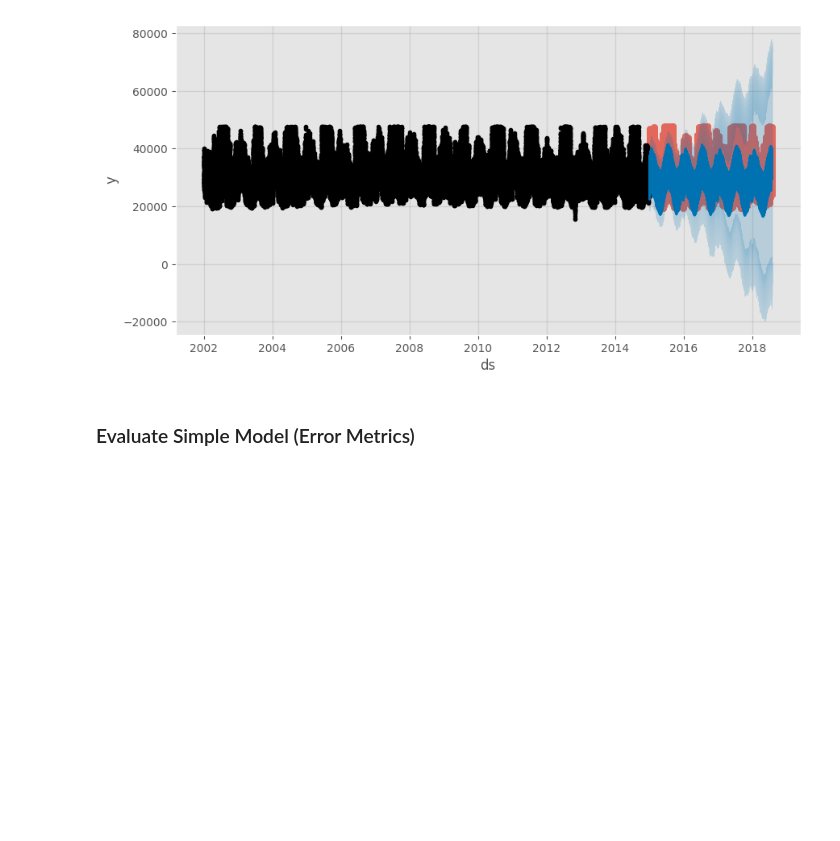
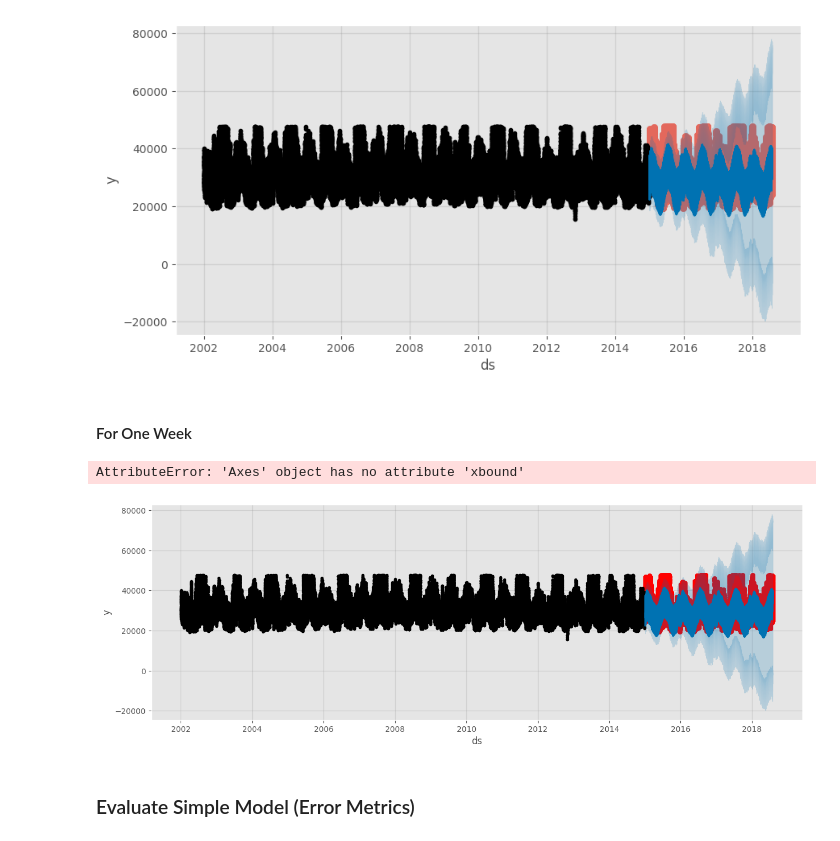
Before and after one commit to minari314159/Energy_Forcasting, a Jupyter notebook: Forecasting.ipynb, the cells around one changed output. Saved outputs shown, nothing was run; the diff lists cells and outputs as text; code cells hidden in the pictures; blank space fills up the shorter version.

```diff
--- a/Forecasting.ipynb
+++ b/Forecasting.ipynb
@@ -226,6 +226,19 @@ plt.suptitle('January 2015 Forecast vs Actuals')
 # %% [output]
 ConversionError: Failed to convert value(s) to axis units: '01-01-2015'
 [figure]
+# %% [markdown]
+#### For One Week
+# %%
+f, ax = plt.subplots(figsize=(15, 5))
+ax.scatter(pjme_test.index, pjme_test['PJME_MW'], color='r')
+fig = model.plot(pjme_test_fcst, ax=ax)
+ax.set_xbound(lower='01-01-2015', upper='01-08-2015')
+ax.set_ylim(0, 60000)
+ax.set_title('First Week of January Forecast vs Actuals')
+plt.show()
+# %% [output]
+AttributeError: 'Axes' object has no attribute 'xbound'
+[figure, added]
 # %% [markdown]
 ### Evaluate Simple Model (Error Metrics)
 # %%
```
Also changed, not shown: parts of 2 cells of this notebook.
